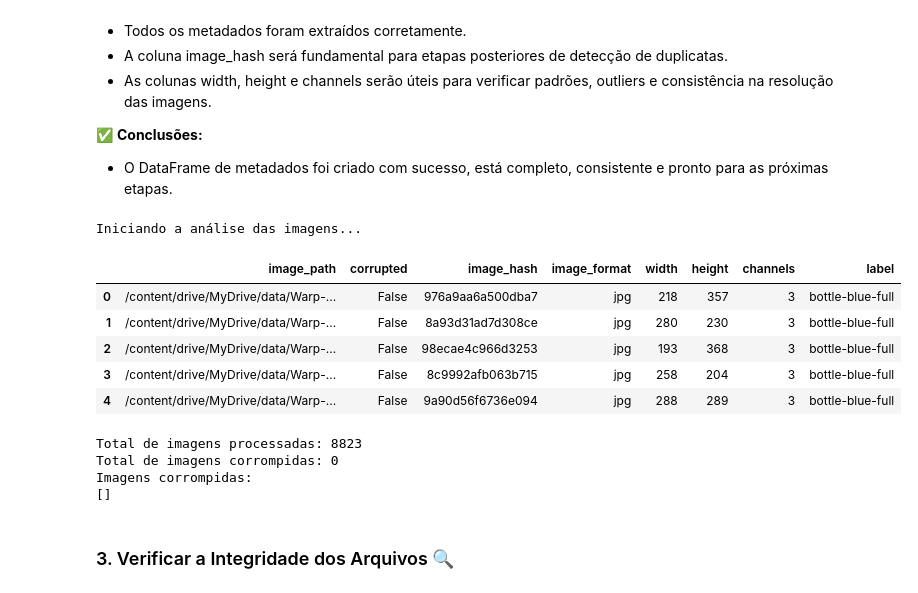
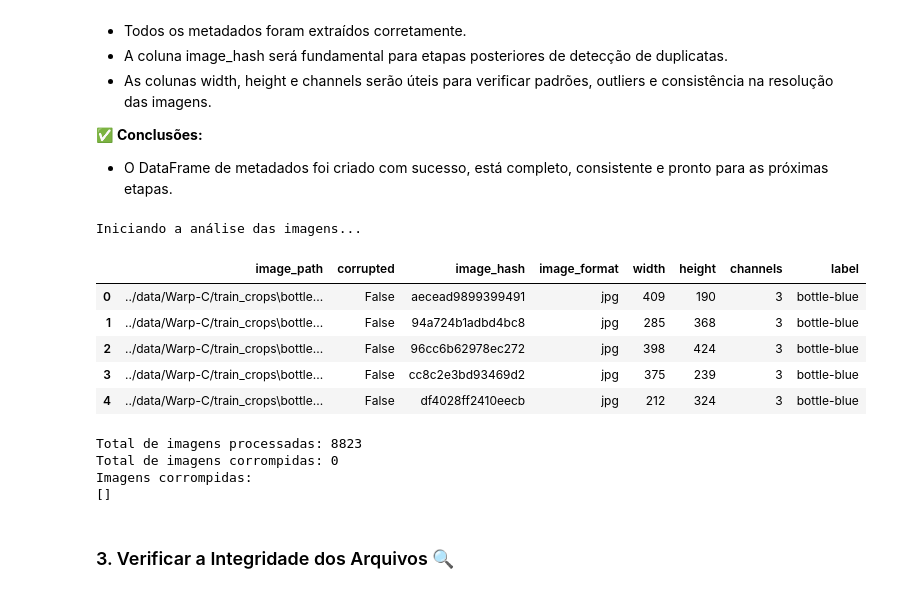
Before and after one commit to WaRP-Waste-Recycling-Plant/warp-waste-classification, a Jupyter notebook: notebooks/WaRP_Dataset_Analysis.ipynb, the cells around one changed output. Cells and saved outputs as stored; diff of their text form; code cells hidden in the pictures.

```diff
--- a/notebooks/WaRP_Dataset_Analysis.ipynb
+++ b/notebooks/WaRP_Dataset_Analysis.ipynb
@@ -61,7 +57,11 @@ Requirement already satisfied: webencodings in /usr/local/lib/python3.11/dist-pa
 # Configuração das credenciais
 import os
 from kaggle.api.kaggle_api_extended import KaggleApi
-from google.colab import files
+
+# Verificar se o arquivo kaggle.json existe no caminho padrão
+kaggle_path = os.path.expanduser('~/.kaggle/kaggle.json') # O arquivo kaggle.json deve estar salvo em C:/Users/SeuUsuario/.kaggle/kaggle.json
+if not os.path.exists(kaggle_path):
+    raise FileNotFoundError(f"Arquivo kaggle.json não encontrado em {kaggle_path}. Verifique se está salvo corretamente.")
 
 # Verificar ou criar a pasta de destino
 download_path = '../data' # pasta local
@@ -69,32 +69,6 @@ download_path = '../data' # pasta local
 if not os.path.exists(download_path):
     os.makedirs(download_path)
     print(f"Pasta {download_path} criada com sucesso!")
-
-# --- ADDED INSTRUCTION ---
-# Upload kaggle.json file
-# You need to upload your kaggle.json file. Go to your Kaggle account settings,
-# download the kaggle.json file, and upload it here.
-print("Por favor, faça upload do arquivo kaggle.json:")
-uploaded = files.upload()
-
-for fn in uploaded.keys():
-    print('User uploaded file "{name}" with length {length} bytes'.format(
-        name=fn, length=len(uploaded[fn])))
-
-# Ensure the .kaggle directory exists
-kaggle_dir = os.path.expanduser('~/.kaggle')
-if not os.path.exists(kaggle_dir):
-    os.makedirs(kaggle_dir)
-
-# Save the uploaded file to the correct location
-for filename in uploaded.keys():
-    with open(os.path.join(kaggle_dir, 'kaggle.json'), 'wb') as f:
-        f.write(uploaded[filename])
-
-# Set permissions for the kaggle.json file
-os.chmod(os.path.join(kaggle_dir, 'kaggle.json'), 600)
-# --- END ADDED INSTRUCTION ---
-
 
 # Fazer download do dataset
 try:
@@ -170,8 +145,8 @@ import imagehash
 import matplotlib.pyplot as plt
 from IPython.display import display
 
-# root_dir = '../data/Warp-C/train_crops' # se estiver trabalhando com pasta local no vscode
-root_dir = '/content/drive/MyDrive/data/Warp-C/train_crops' # se estiver trabalhando com pasta do google drive no google colab
+root_dir = '../data/Warp-C/train_crops' # se estiver trabalhando com pasta local no vscode
+# root_dir = '/content/drive/MyDrive/data/Warp-C/train_crops' # se estiver trabalhando com pasta do google drive no google colab
 
 if not os.path.exists(root_dir):
     raise FileNotFoundError(f"Diretório não encontrado: {root_dir}. Verifique o caminho.")
@@ -215,38 +190,38 @@ try:
                             corrupted.append(img_path)
                             img_corrupted = True
                             img_hash, width, height, channels = None, None, None, None
                             print(f"Erro ao processar {img_path}: {e}")
 
                         dataframe_list.append([
                             img_path, img_corrupted, img_hash, image_format,
                             width, height, channels, sub_folder
                         ])
 
 except Exception as e:
     print(f"Ocorreu um erro na varredura das imagens: {e}")
     raise
 
 # Criando o DataFrame
 df = pd.DataFrame(dataframe_list, columns=[
     'image_path', 'corrupted', 'image_hash', 'image_format',
     'width', 'height', 'channels', 'label'
 ])
 
 # df.head()
 display(df.head())
 
 #  Prints
 print(f"\nTotal de imagens processadas: {len(df)}")
 print(f"Total de imagens corrompidas: {count_corrupted}")
 print(f"Imagens corrompidas:\n{corrupted}")
 # %% [output]
 Iniciando a análise das imagens...
 |  | image_path | corrupted | image_hash | image_format | width | height | channels | label |
-| 0 | /content/drive/MyDrive/data/Warp-... | False | 976a9aa6a500dba7 | jpg | 218 | 357 | 3 | bottle-blue-full |
-| 1 | /content/drive/MyDrive/data/Warp-... | False | 8a93d31ad7d308ce | jpg | 280 | 230 | 3 | bottle-blue-full |
-| 2 | /content/drive/MyDrive/data/Warp-... | False | 98ecae4c966d3253 | jpg | 193 | 368 | 3 | bottle-blue-full |
-| 3 | /content/drive/MyDrive/data/Warp-... | False | 8c9992afb063b715 | jpg | 258 | 204 | 3 | bottle-blue-full |
-| 4 | /content/drive/MyDrive/data/Warp-... | False | 9a90d56f6736e094 | jpg | 288 | 289 | 3 | bottle-blue-full |
+| 0 | ../data/Warp-C/train_crops\bottle... | False | aecead9899399491 | jpg | 409 | 190 | 3 | bottle-blue |
+| 1 | ../data/Warp-C/train_crops\bottle... | False | 94a724b1adbd4bc8 | jpg | 285 | 368 | 3 | bottle-blue |
+| 2 | ../data/Warp-C/train_crops\bottle... | False | 96cc6b62978ec272 | jpg | 398 | 424 | 3 | bottle-blue |
+| 3 | ../data/Warp-C/train_crops\bottle... | False | cc8c2e3bd93469d2 | jpg | 375 | 239 | 3 | bottle-blue |
+| 4 | ../data/Warp-C/train_crops\bottle... | False | df4028ff2410eecb | jpg | 212 | 324 | 3 | bottle-blue |
 Total de imagens processadas: 8823
 Total de imagens corrompidas: 0
 Imagens corrompidas:
```
Also changed, not shown: parts of 19 cells of this notebook.
